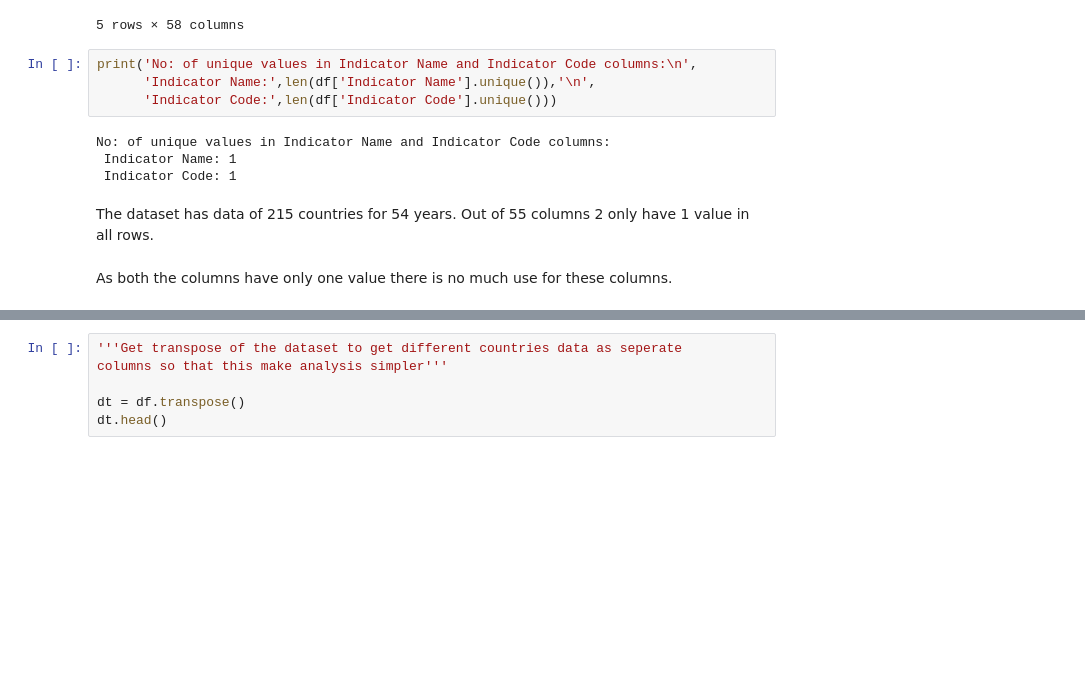
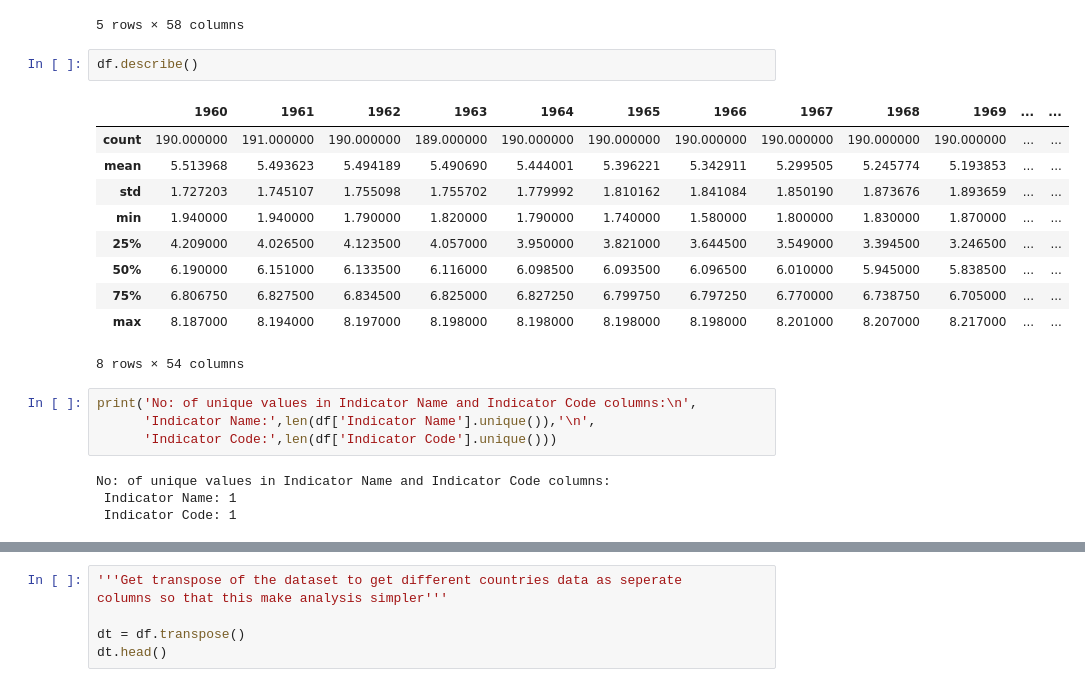
Before and after one commit to athira-g-96/Udacity-Project, a Jupyter notebook: Fertility Rates.ipynb, the cells around one changed output, grey strips where cells are left out. Drawn from its saved outputs; the diff is of its cells as text; blank space fills up the shorter version.

```diff
--- a/Fertility Rates.ipynb
+++ b/Fertility Rates.ipynb
@@ -35,6 +51,19 @@ Number of columns in the dataset: 58
 | 3 | Angola | AGO | Fertility rate, total (births per... | SP.DYN.TFRT.IN | 7.316 | 7.354 | 7.385 | 7.410 | ... |
 | 4 | Albania | ALB | Fertility rate, total (births per... | SP.DYN.TFRT.IN | 6.186 | 6.076 | 5.956 | 5.833 | ... |
 5 rows × 58 columns
+# %%
+df.describe()
+# %% [output]
+|  | 1960 | 1961 | 1962 | 1963 | 1964 | 1965 | 1966 | 1967 | 1968 | 1969 | ... | ... |
+| count | 190.000000 | 191.000000 | 190.000000 | 189.000000 | 190.000000 | 190.000000 | 190.000000 | 190.000000 | 190.000000 | 190.000000 | ... | ... |
+| mean | 5.513968 | 5.493623 | 5.494189 | 5.490690 | 5.444001 | 5.396221 | 5.342911 | 5.299505 | 5.245774 | 5.193853 | ... | ... |
+| std | 1.727203 | 1.745107 | 1.755098 | 1.755702 | 1.779992 | 1.810162 | 1.841084 | 1.850190 | 1.873676 | 1.893659 | ... | ... |
+| min | 1.940000 | 1.940000 | 1.790000 | 1.820000 | 1.790000 | 1.740000 | 1.580000 | 1.800000 | 1.830000 | 1.870000 | ... | ... |
+| 25% | 4.209000 | 4.026500 | 4.123500 | 4.057000 | 3.950000 | 3.821000 | 3.644500 | 3.549000 | 3.394500 | 3.246500 | ... | ... |
+| 50% | 6.190000 | 6.151000 | 6.133500 | 6.116000 | 6.098500 | 6.093500 | 6.096500 | 6.010000 | 5.945000 | 5.838500 | ... | ... |
+| 75% | 6.806750 | 6.827500 | 6.834500 | 6.825000 | 6.827250 | 6.799750 | 6.797250 | 6.770000 | 6.738750 | 6.705000 | ... | ... |
+| max | 8.187000 | 8.194000 | 8.197000 | 8.198000 | 8.198000 | 8.198000 | 8.198000 | 8.201000 | 8.207000 | 8.217000 | ... | ... |
+8 rows × 54 columns
 # %%
 print('No: of unique values in Indicator Name and Indicator Code columns:\n',
       'Indicator Name:',len(df['Indicator Name'].unique()),'\n',
@@ -43,7 +72,3 @@ print('No: of unique values in Indicator Name and Indicator Code columns:\n',
 No: of unique values in Indicator Name and Indicator Code columns:
  Indicator Name: 1
  Indicator Code: 1
-# %% [markdown]
-The dataset has data of 215 countries for 54 years. Out of 55 columns 2 only have 1 value in all rows.
-# %% [markdown]
-As both the columns have only one value there is no much use for these columns.
```
Also changed, not shown: parts of 33 cells of this notebook.
